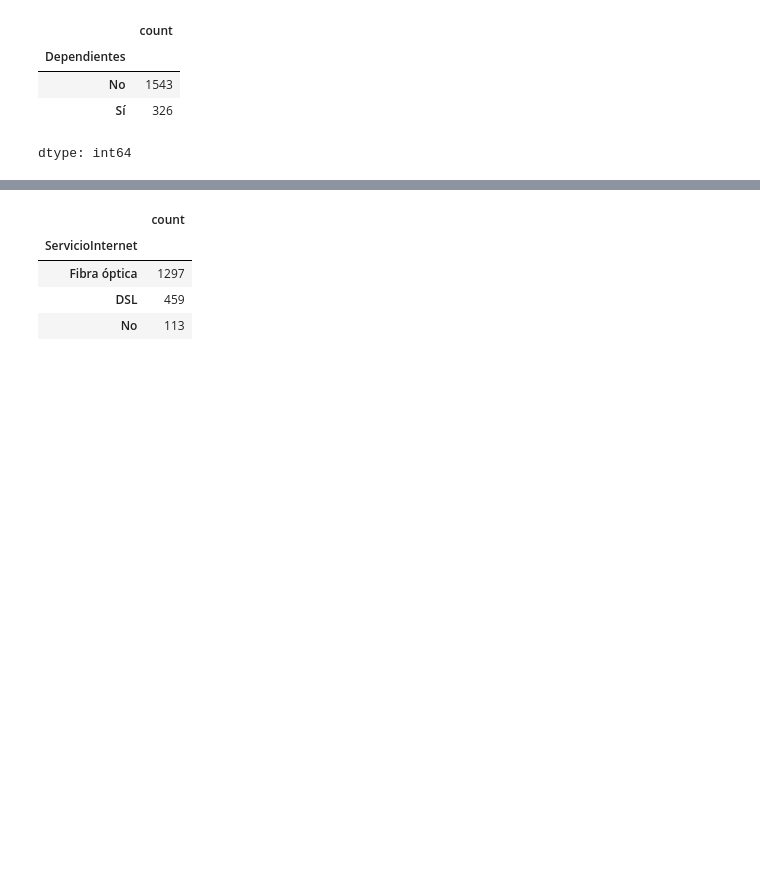
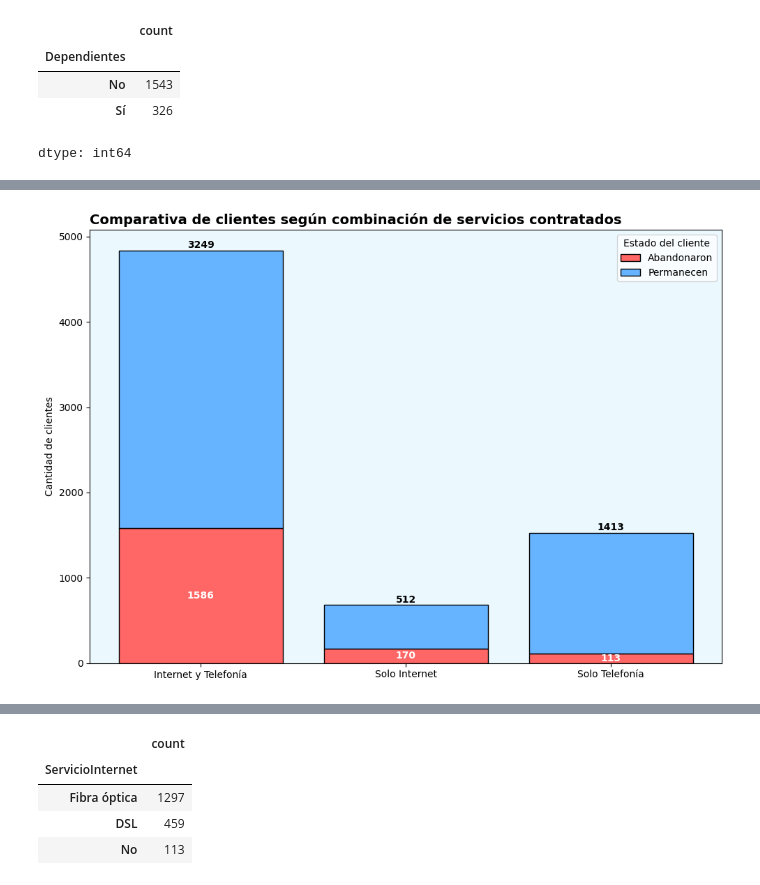
Before and after one commit to DanielRaiicHu/TelecomX, a Jupyter notebook: TelecomX.ipynb, the cells around one changed output, grey strips where cells are left out. Cells and saved outputs as stored; diff of their text form; code cells hidden in the pictures; blank space fills up the shorter version.

Commit message:
Actualización: Gráficos terminados

```diff
--- a/TelecomX.ipynb
+++ b/TelecomX.ipynb
@@ -696,31 +706,0 @@ plt.show()
-# %%
-# Gráfico boxplot: Meses de antigüedad según evasión
-fig, ax = plt.subplots(figsize=(8, 4))
-
-# Crear boxplot con hue asignado correctamente (para evitar FutureWarning en versiones futuras)
-sns.boxplot(
-    data=df,
-    x='Evasion',
-    y='MesesAntiguedad',
-    hue='Evasion',  # hue explícito
-    palette={'No': color_si, 'Sí': color_no},  # colores personalizados
-    legend=False,
-    ax=ax,
-    boxprops=dict(edgecolor='black'),
-    medianprops=dict(color='black'),
-    whiskerprops=dict(color='black'),
-    capprops=dict(color='black'),
-    flierprops=dict(markeredgecolor='black')
-)
-
-# Fondo del gráfico
-ax.set_facecolor(color_interior)
-
-# Etiquetas y título
-ax.set_title('Meses de antigüedad:\n¿Cliente abandonó la compañía?', fontsize=16, fontweight='bold', loc='left')
-ax.set_xlabel('')
-ax.set_ylabel('Meses de antigüedad')
-
-# Ajuste final
-plt.tight_layout()
-plt.show()
@@ -1251 +1272,5 @@ plt.show()
+# %%
+b_apiladas_servicios(df_evasion, df_no_evasion).show()
+# %% [output]
+[figure, added]
 # %%
```
Also changed, not shown: parts of 68 cells of this notebook.
